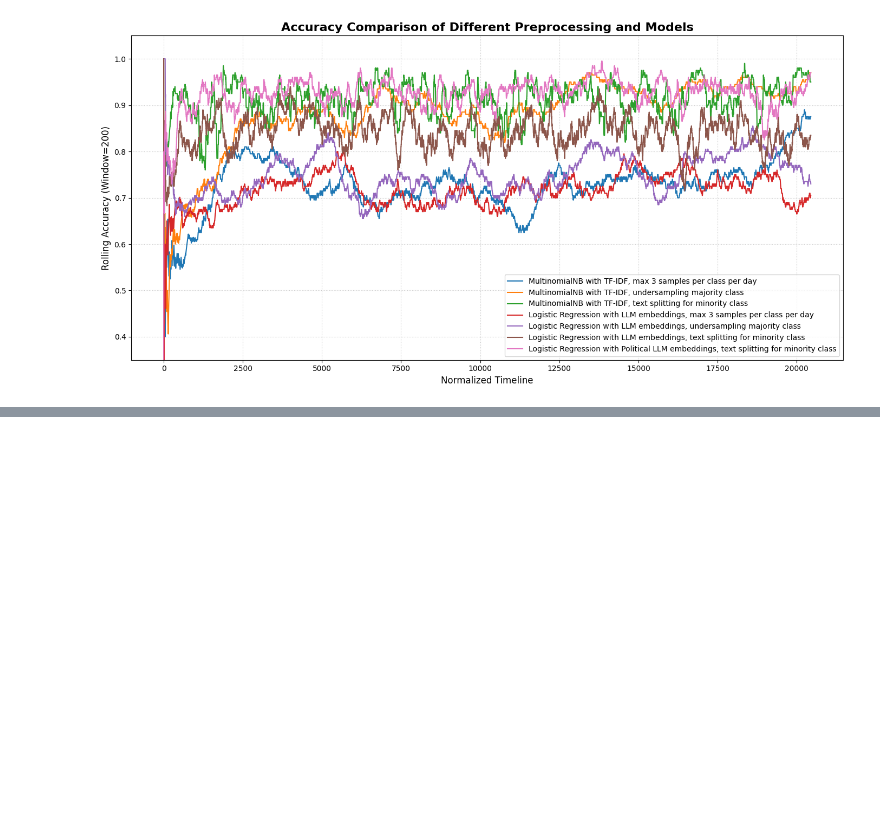
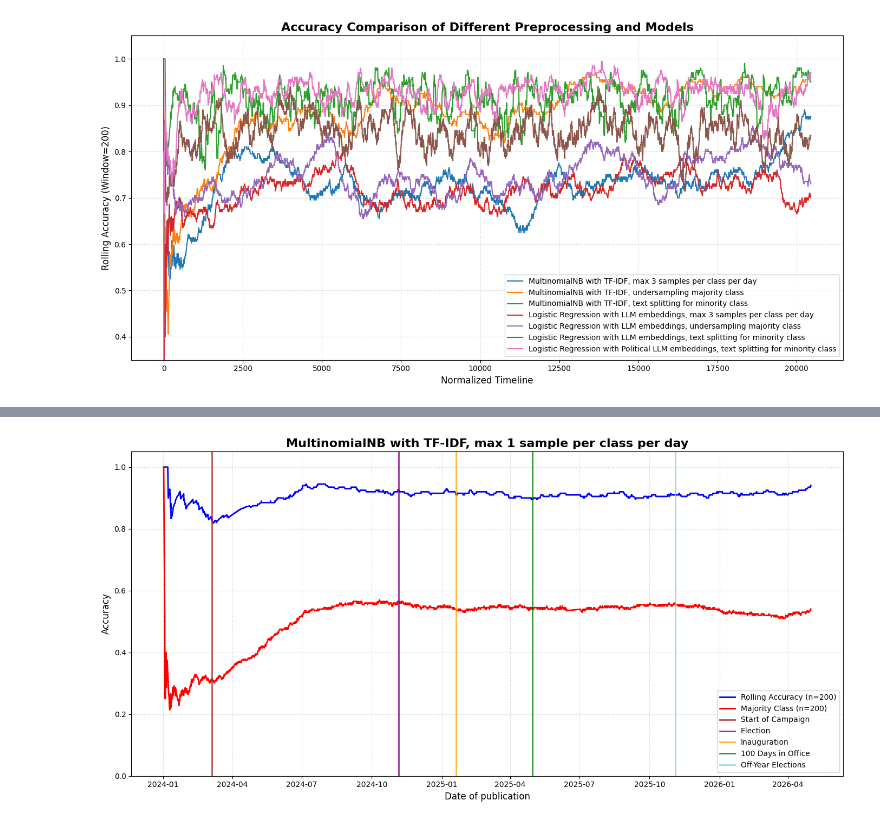
Before and after one commit to pitygiusz/Concept-Drift-Detector, a Jupyter notebook: experiments/03_real_data_classification.ipynb, the cells around one changed output, grey strips where cells are left out. Saved outputs shown, nothing was run; the diff lists cells and outputs as text; code cells hidden in the pictures; blank space fills up the shorter version.

```diff
--- a/experiments/03_real_data_classification.ipynb
+++ b/experiments/03_real_data_classification.ipynb
@@ -362,0 +365,2 @@ plot_comparsion([accuracies1, accuracies2, accuracies3, accuracies4, accuracies5
+# %%
+data_stream_low = extract_max_n_per_class_per_day(rows, n=1)
@@ -362,0 +374,2 @@ plot_comparsion([accuracies1, accuracies2, accuracies3, accuracies4, accuracies5
+# %%
+dates_low, accuracies_low, majority_accuracies_low, drifts_dates_low = run_experiment(data_stream_low, tfidf_model)
@@ -362,0 +391,5 @@ plot_comparsion([accuracies1, accuracies2, accuracies3, accuracies4, accuracies5
+# %%
+header_low = "MultinomialNB with TF-IDF, max 1 sample per class per day"
+plot_results(dates_low, accuracies_low, majority_accuracies_low, drifts_dates_low, header_low)
+# %% [output]
+[figure, added]
```
Also changed, not shown: parts of 5 cells of this notebook, 2 other files.
